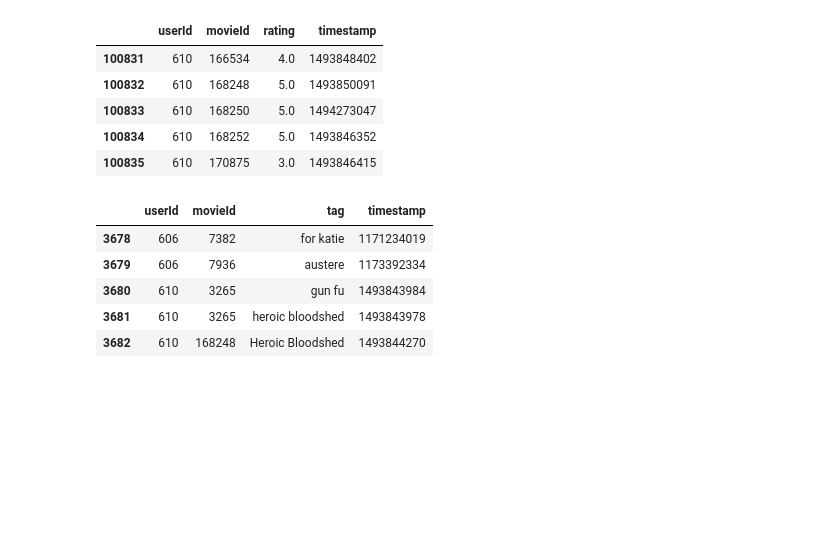
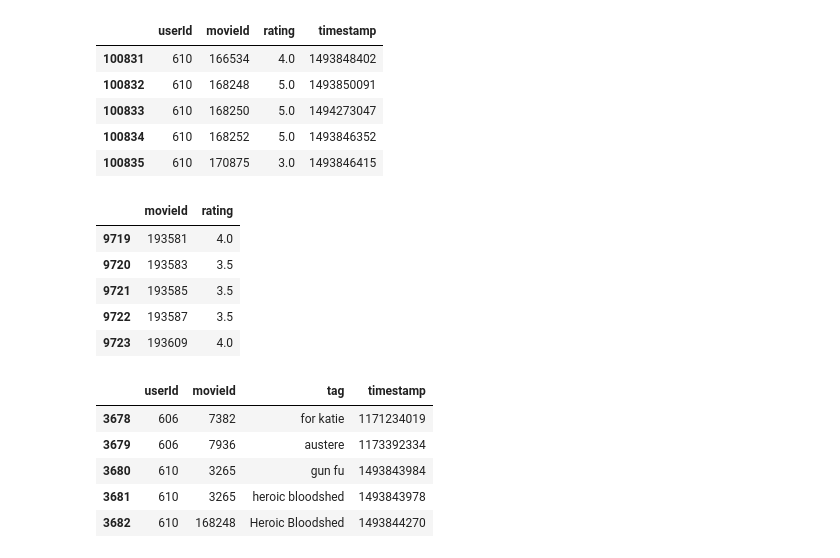
Before and after one commit to Ruturaj4/weekend_movie_trip, a Jupyter notebook: notebooks/1.0-rkv-weekend-movie-trip.ipynb, the cells around one changed output. Cells and saved outputs as stored; diff of their text form; code cells hidden in the pictures; blank space fills up the shorter version.

```diff
--- a/notebooks/1.0-rkv-weekend-movie-trip.ipynb
+++ b/notebooks/1.0-rkv-weekend-movie-trip.ipynb
@@ -30,6 +59,19 @@ ratings.tail()
 | 100833 | 610 | 168250 | 5.0 | 1494273047 |
 | 100834 | 610 | 168252 | 5.0 | 1493846352 |
 | 100835 | 610 | 170875 | 3.0 | 1493846415 |
+# %%
+# We don't need userid and timestamp
+del ratings['userId']
+del ratings['timestamp']
+ratings = ratings.groupby("movieId").mean().reset_index()
+ratings.tail()
+# %% [output]
+|  | movieId | rating |
+| 9719 | 193581 | 4.0 |
+| 9720 | 193583 | 3.5 |
+| 9721 | 193585 | 3.5 |
+| 9722 | 193587 | 3.5 |
+| 9723 | 193609 | 4.0 |
 # %%
 tags.tail()
 # %% [output]
```
Also changed, not shown: parts of 27 cells of this notebook, 15 other files.
